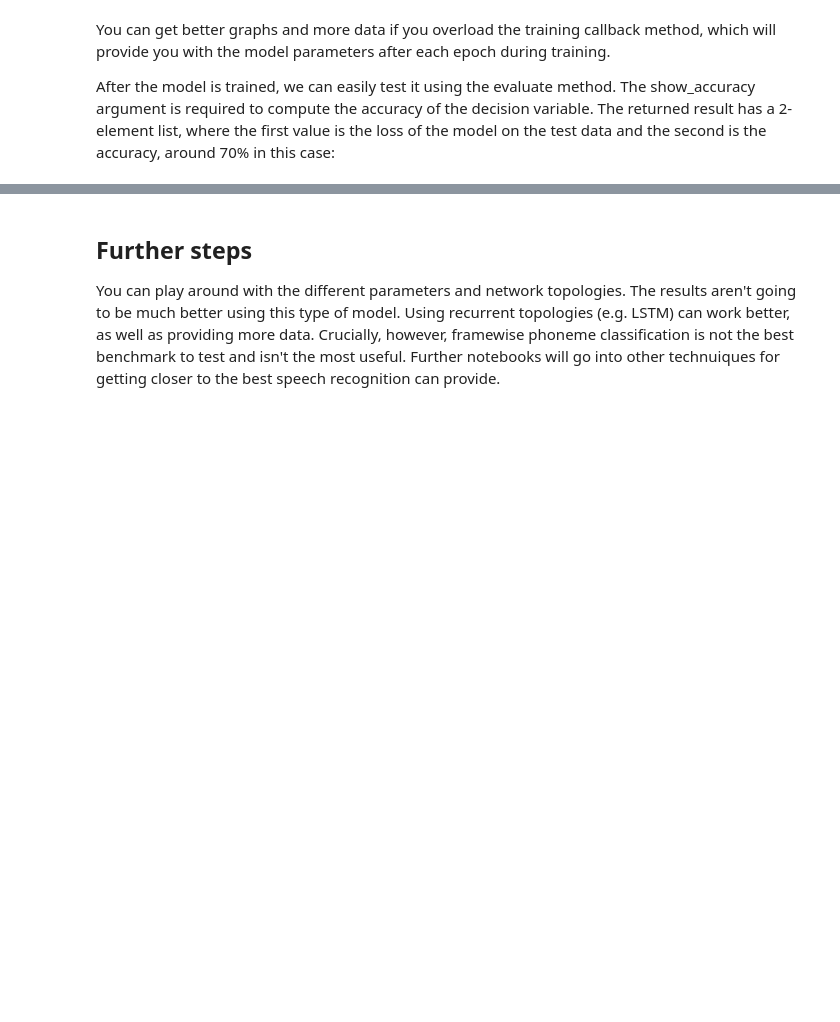
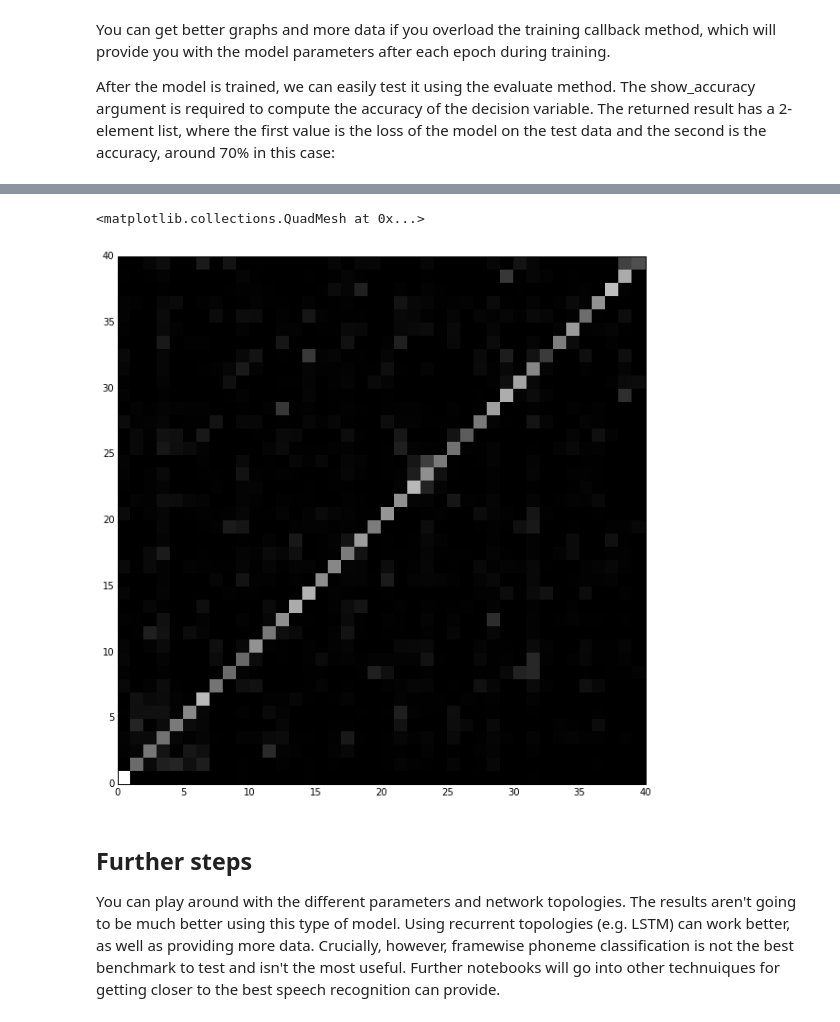
Before and after one commit to danijel3/ASRDemos, a Jupyter notebook: notebooks/MLP_Keras.ipynb, the cells around one changed output, grey strips where cells are left out. Cells and saved outputs as stored; diff of their text form; code cells hidden in the pictures; blank space fills up the shorter version.

Commit message:
Added confusion matrix to MLP demo.

```diff
--- a/notebooks/MLP_Keras.ipynb
+++ b/notebooks/MLP_Keras.ipynb
@@ -149,3 +167,19 @@ Accuracy: 69.926526%
+# %%
+out = model.predict_classes(inputs[test_idx],batch_size=256,verbose=0)
+# %%
+confusion=np.zeros((output_dim,output_dim))
+for s in range(len(out)):
+    confusion[out[s],output_dec[test_idx[s]]]+=1
+
+#normalize by class - because some classes occur much more often than others
+for c in range(output_dim):
+    confusion[c,:]/=np.sum(confusion[c,:])
+
+P.figure(figsize=(10,10))
+P.pcolormesh(confusion,cmap=P.cm.gray)
+# %% [output]
+<matplotlib.collections.QuadMesh at 0x...>
+[figure, added]
 # %% [markdown]
 ## Further steps
 
```
Also changed, not shown: parts of 5 cells of this notebook.
